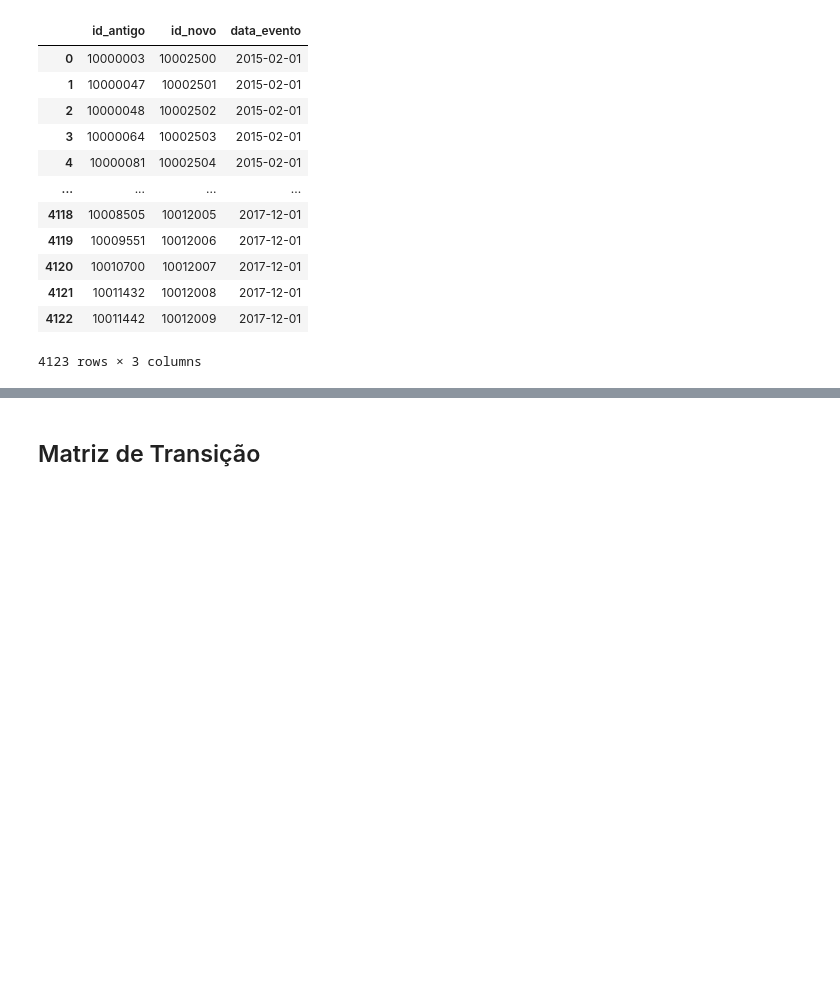
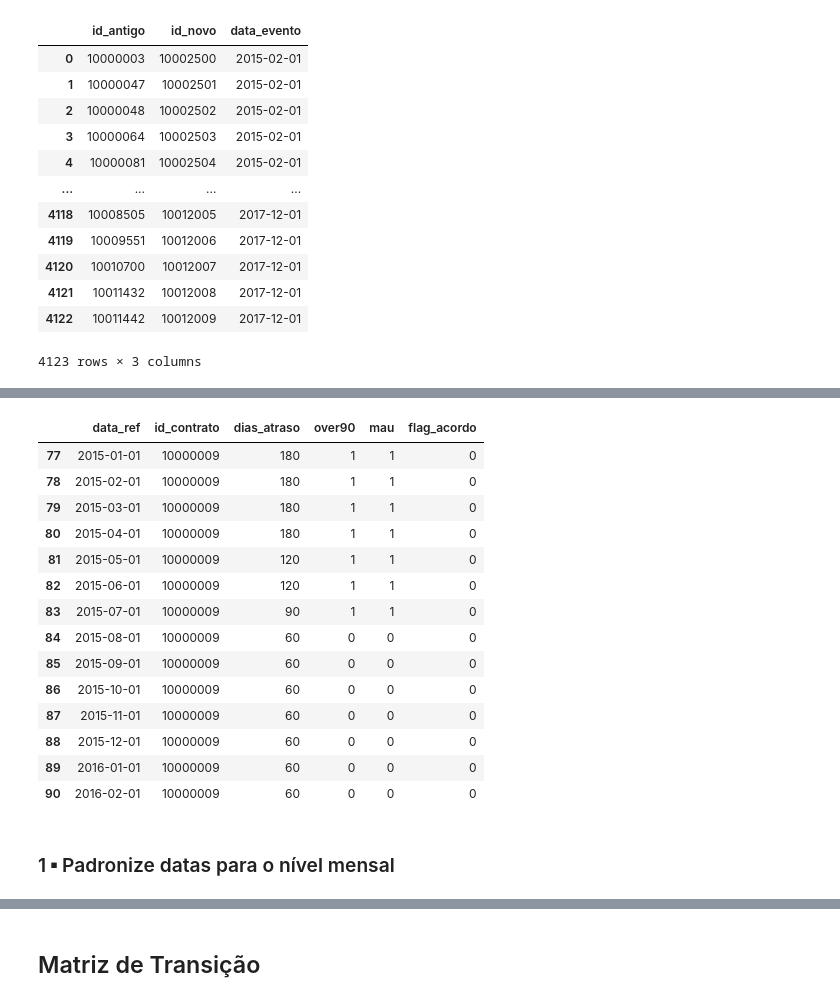
Before and after one commit to joaaomaia/Mentoria_Ciencia_Dados_Risco_Credito, a Jupyter notebook: ENCONTRO_2/0_construcao_target.ipynb, the cells around one changed output, grey strips where cells are left out. Drawn from its saved outputs; the diff is of its cells as text; code cells hidden in the pictures; blank space fills up the shorter version.

```diff
--- a/ENCONTRO_2/0_construcao_target.ipynb
+++ b/ENCONTRO_2/0_construcao_target.ipynb
@@ -84,0 +288,20 @@ rastro_contratos
+# %%
+df[df['id_contrato']=='10000009'][['data_ref','id_contrato','dias_atraso','over90','mau']]
+# %% [output]
+|  | data_ref | id_contrato | dias_atraso | over90 | mau | flag_acordo |
+| 77 | 2015-01-01 | 10000009 | 180 | 1 | 1 | 0 |
+| 78 | 2015-02-01 | 10000009 | 180 | 1 | 1 | 0 |
+| 79 | 2015-03-01 | 10000009 | 180 | 1 | 1 | 0 |
+| 80 | 2015-04-01 | 10000009 | 180 | 1 | 1 | 0 |
+| 81 | 2015-05-01 | 10000009 | 120 | 1 | 1 | 0 |
+| 82 | 2015-06-01 | 10000009 | 120 | 1 | 1 | 0 |
+| 83 | 2015-07-01 | 10000009 | 90 | 1 | 1 | 0 |
+| 84 | 2015-08-01 | 10000009 | 60 | 0 | 0 | 0 |
+| 85 | 2015-09-01 | 10000009 | 60 | 0 | 0 | 0 |
+| 86 | 2015-10-01 | 10000009 | 60 | 0 | 0 | 0 |
+| 87 | 2015-11-01 | 10000009 | 60 | 0 | 0 | 0 |
+| 88 | 2015-12-01 | 10000009 | 60 | 0 | 0 | 0 |
+| 89 | 2016-01-01 | 10000009 | 60 | 0 | 0 | 0 |
+| 90 | 2016-02-01 | 10000009 | 60 | 0 | 0 | 0 |
+# %% [markdown]
+### 1 ▪ Padronize datas para o nível mensal
```
Also changed, not shown: parts of 33 cells of this notebook, 3 other files.
